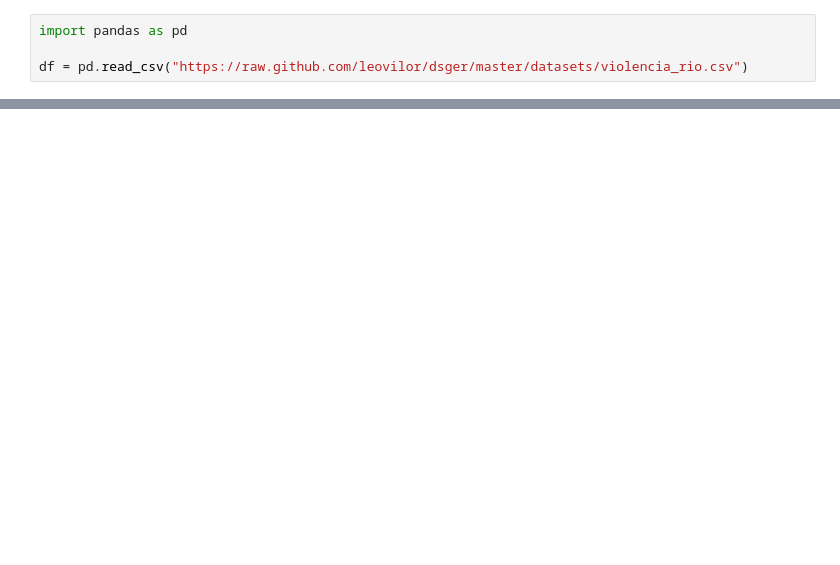
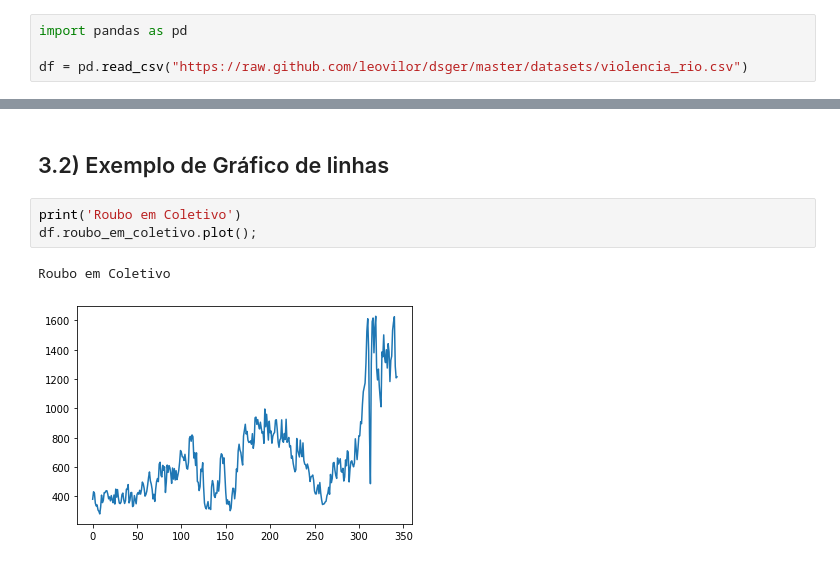
Before and after one commit to leovilor/dsger, a Jupyter notebook: Analisando_a_Violência_no_Rio_de_Janeiro.ipynb, the cells around one changed output, grey strips where cells are left out. Drawn from its saved outputs; the diff is of its cells as text; blank space fills up the shorter version.

```diff
--- a/Analisando_a_Violência_no_Rio_de_Janeiro.ipynb
+++ b/Analisando_a_Violência_no_Rio_de_Janeiro.ipynb
@@ -124,0 +206,8 @@ Escreva suas conclusões e análises sobre os indicadores de violência do Rio d
+# %% [markdown]
+## 3.2) Exemplo de Gráfico de linhas
+# %%
+print('Roubo em Coletivo')
+df.roubo_em_coletivo.plot();
+# %% [output]
+Roubo em Coletivo
+[figure, added]
```
Also changed, not shown: parts of 44 cells of this notebook.
